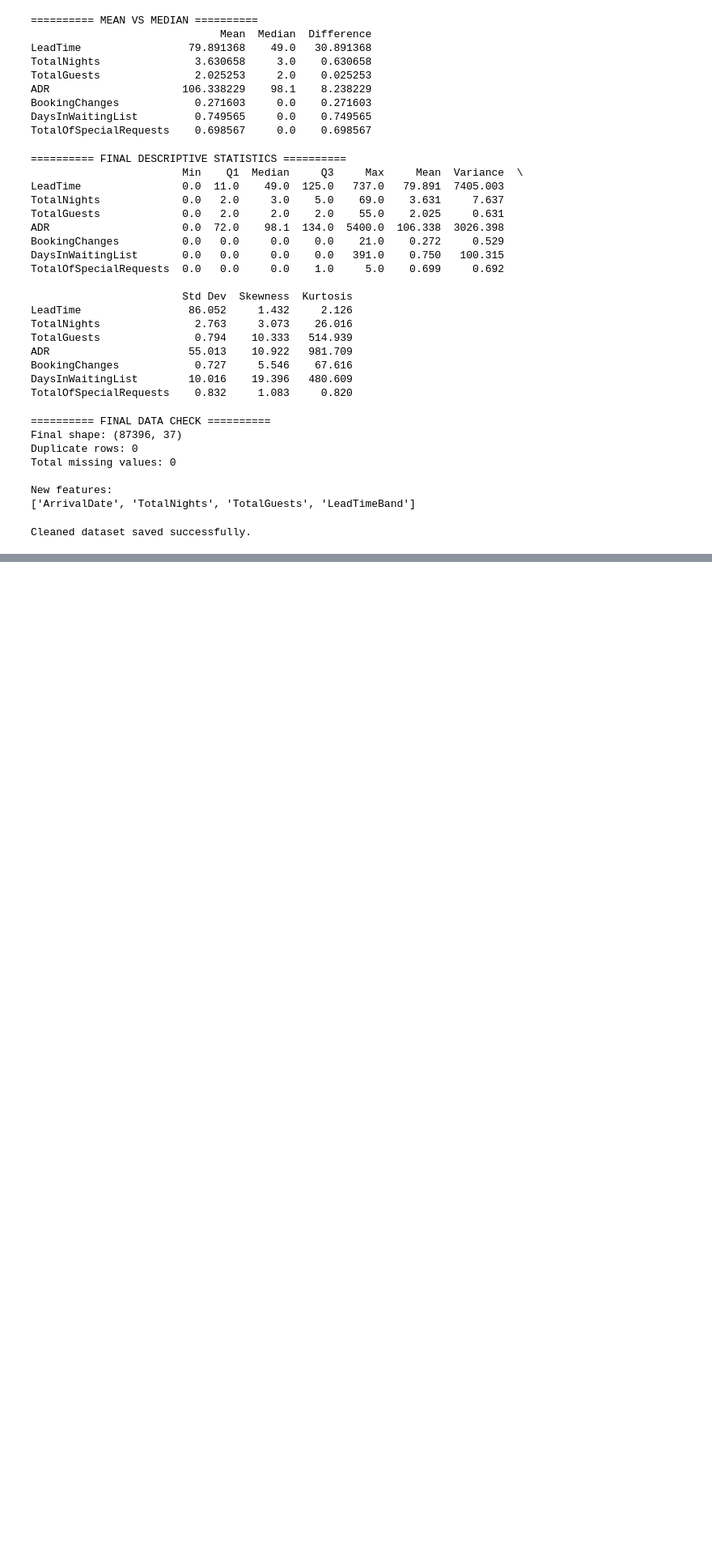
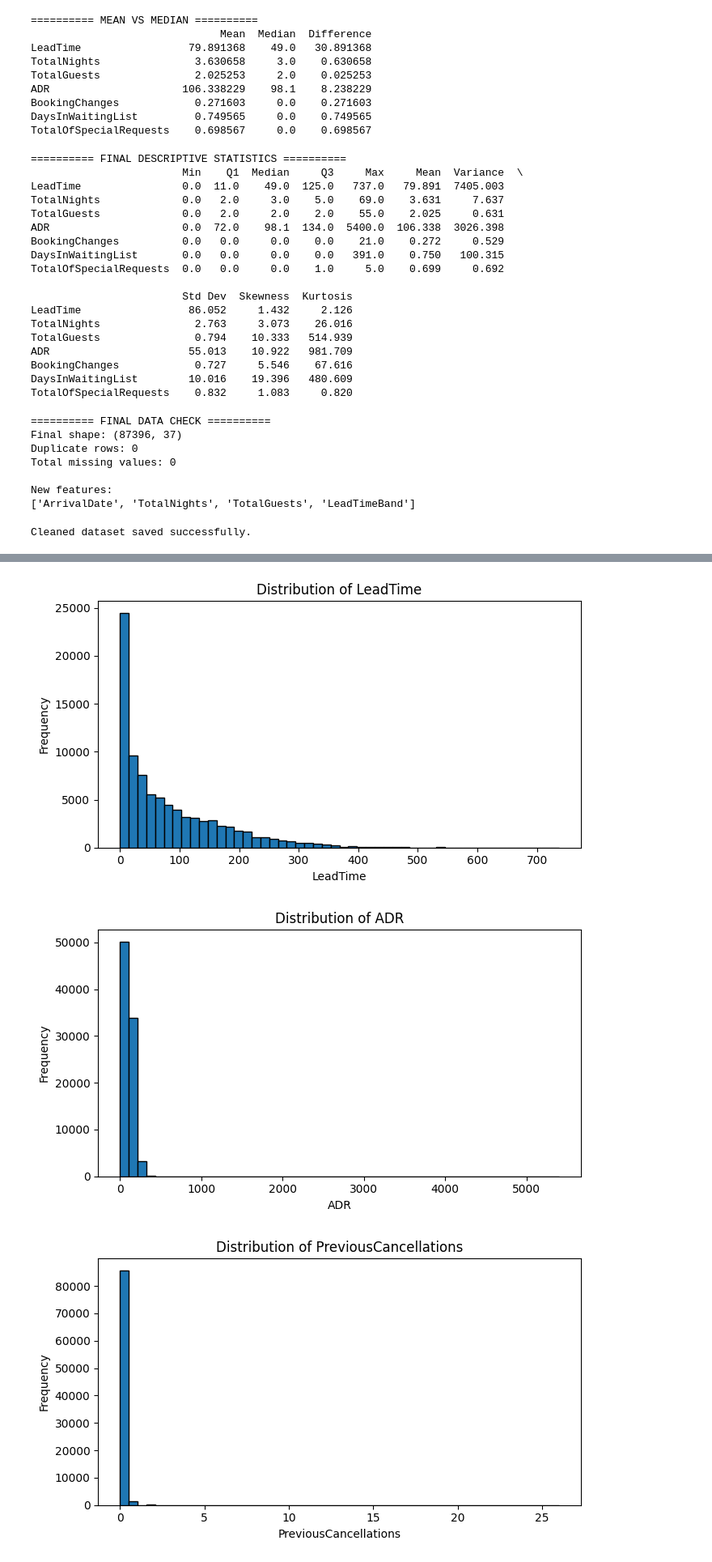
Before and after one commit to JahnaviSatish/BookingLens-Hotel-Booking-Behaviour, a Jupyter notebook: notebooks/01_data_foundation.ipynb, the cells around one changed output, grey strips where cells are left out. Shown at 81% size. Saved outputs shown, nothing was run; the diff lists cells and outputs as text; code cells hidden in the pictures; blank space fills up the shorter version.

```diff
--- a/notebooks/01_data_foundation.ipynb
+++ b/notebooks/01_data_foundation.ipynb
@@ -905,0 +1127,26 @@ Cleaned dataset saved successfully.
+# %%
+
+import matplotlib.pyplot as plt
+
+# Features with high positive skewness
+skewed_features = [
+    "LeadTime",
+    "ADR",
+    "PreviousCancellations",
+    "DaysInWaitingList",
+    "TotalGuests"
+]
+
+# Plot histograms
+for column in skewed_features:
+    plt.figure(figsize=(7, 4))
+    plt.hist(clean_df[column], bins=50, edgecolor="black")
+    plt.title("Distribution of " + column)
+    plt.xlabel(column)
+    plt.ylabel("Frequency")
+    plt.tight_layout()
+    plt.show()
+# %% [output]
+[figure, added]
+[figure, added]
+[figure, added]
```
Also changed, not shown: parts of 24 cells of this notebook, 1 other file.
